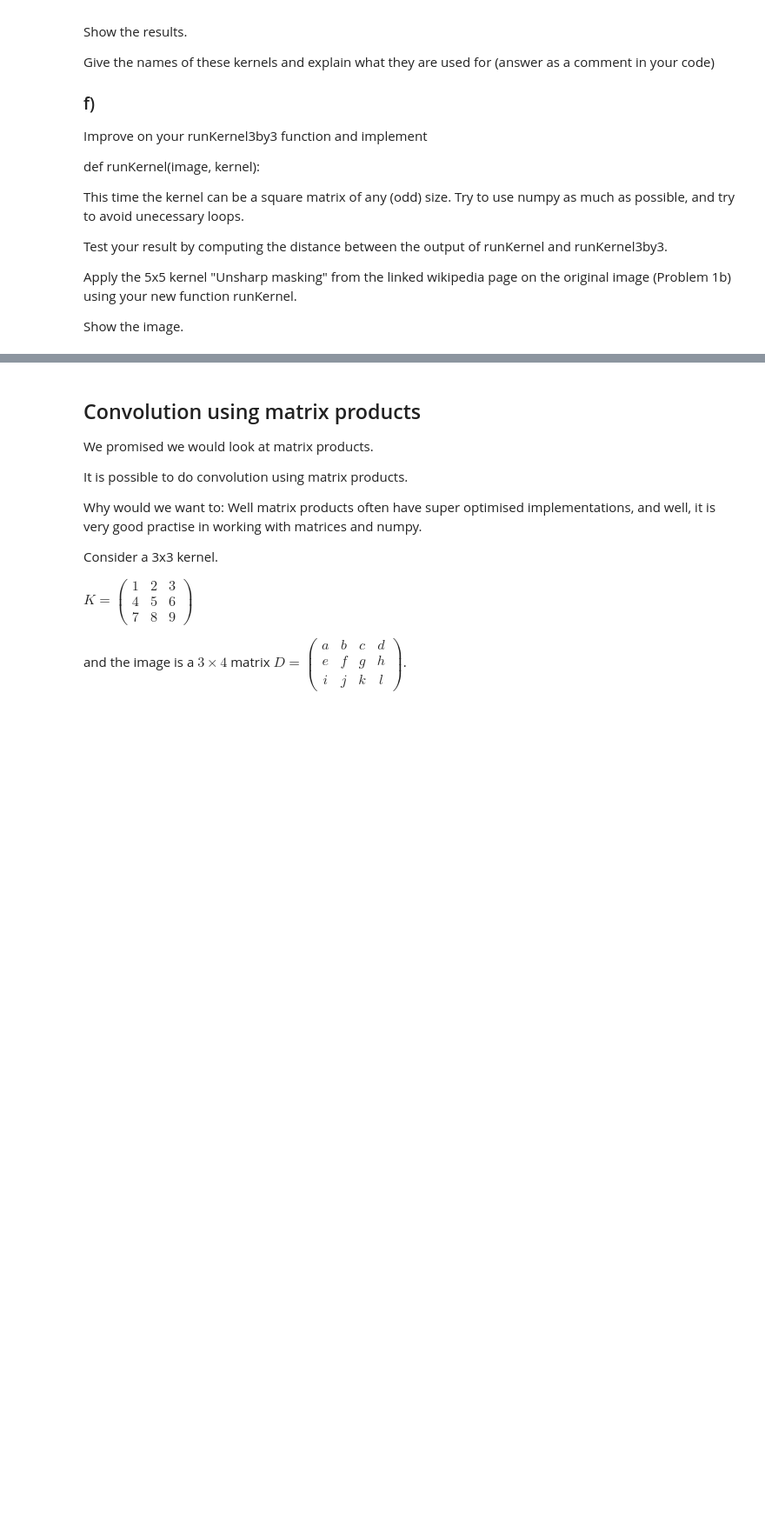
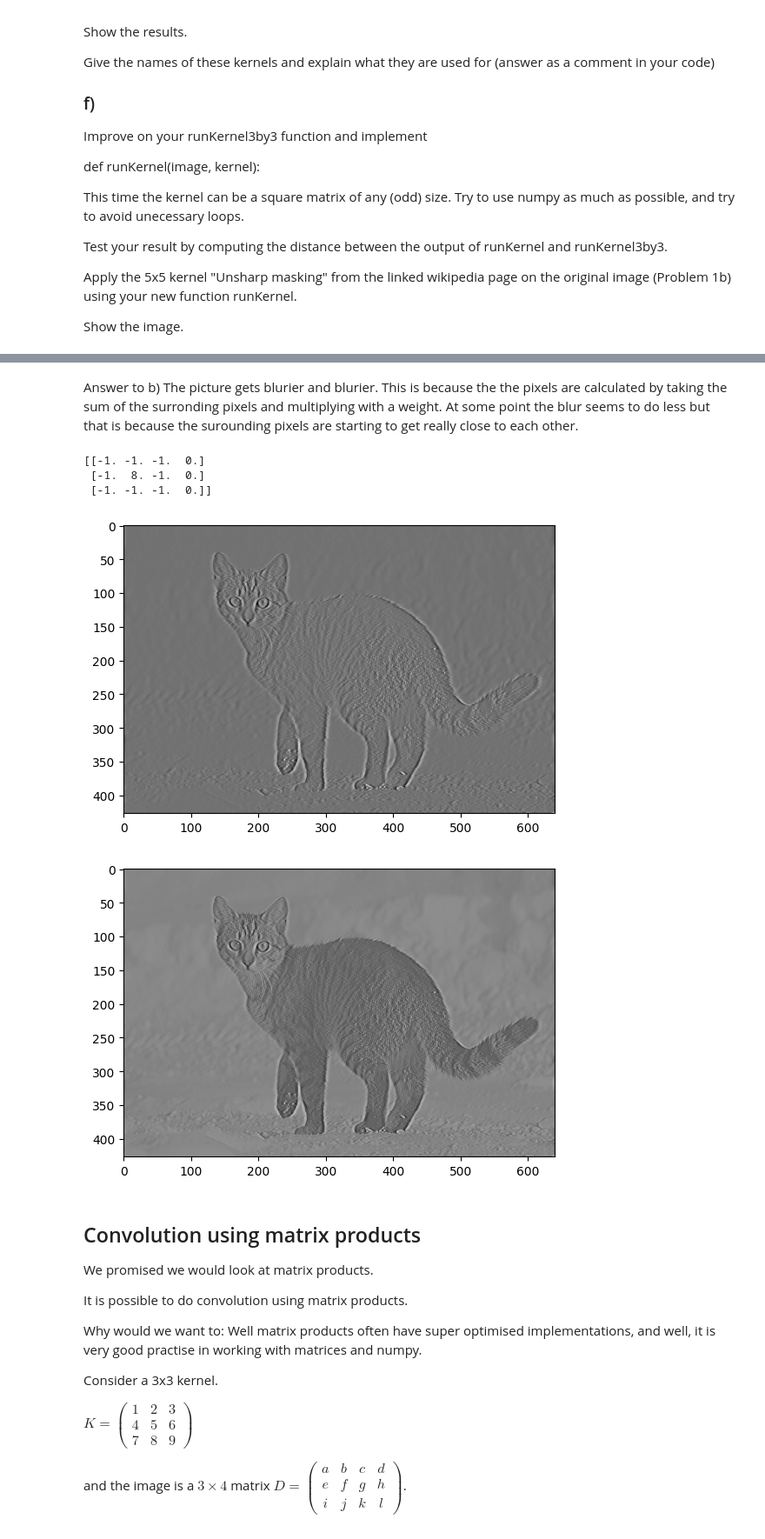
Before and after one commit to Gjermundhp02/BMA1020, a Jupyter notebook: Assignment 6/cat.ipynb, the cells around one changed output, grey strips where cells are left out. Shown at 87% size. Drawn from its saved outputs; the diff is of its cells as text; code cells hidden in the pictures; blank space fills up the shorter version.

```diff
--- a/Assignment 6/cat.ipynb
+++ b/Assignment 6/cat.ipynb
@@ -205,3 +203,34 @@ Answer to b)
+# %% [markdown]
+Answer to b)
+The picture gets blurier and blurier. This is because the the pixels are calculated by taking the sum of the surronding pixels and multiplying with a weight. At some point the blur seems to do less but that is because the surounding pixels are starting to get really close to each other.
+# %%
+# Answer to c) - f)
+def runKernel3by3(image, kernel):
+    return np.convolve(image.flatten(), np.insert(kernel.flatten(), (3, 6), [0,0]), mode='same').reshape(image.shape)
+
+# Used for detecting edges, it does this by subtracting the surrounding pixels from the center pixel, if the center pixel is very different from the surrounding pixels, it will be a strong edge
+edge = np.array([[-1, -1, -1], [-1, 8, -1], [-1, -1, -1]])
+# Used for sharpening the image, it does almost the same as edge but it does not include the corners
+sharp = np.array([[0, -1, 0], [-1, 5, -1], [0, -1, 0]])
+
+def runKernal(image, kernel):
+    kernel = np.hstack((kernel, np.zeros((kernel.shape[1], 1))))
+    return np.convolve(image.flatten(), kernel.flatten(), mode='same').reshape(image.shape)
+
+# Unsharp mask
+unsharp = np.array([[1, 4, 6, 4, 1], [4, 16, 24, 16, 4], [6, 24, -476, 24, 6], [4, 16, 24, 16, 4], [1, 4, 6, 4, 1]])/256
+runKernal(imageGray, unsharp)
+
+plt.imshow(runKernel3by3(imageGray, edge), cmap='gray')
+plt.show()
+plt.imshow(runKernel3by3(imageGray, sharp), cmap='gray')
+plt.show()
+# %% [output]
+[[-1. -1. -1.  0.]
+ [-1.  8. -1.  0.]
+ [-1. -1. -1.  0.]]
+[figure, added]
+[figure, added]
 # %% [markdown]
 ## Convolution using matrix products
 
```
Also changed, not shown: parts of 3 cells of this notebook, 1 other file.
